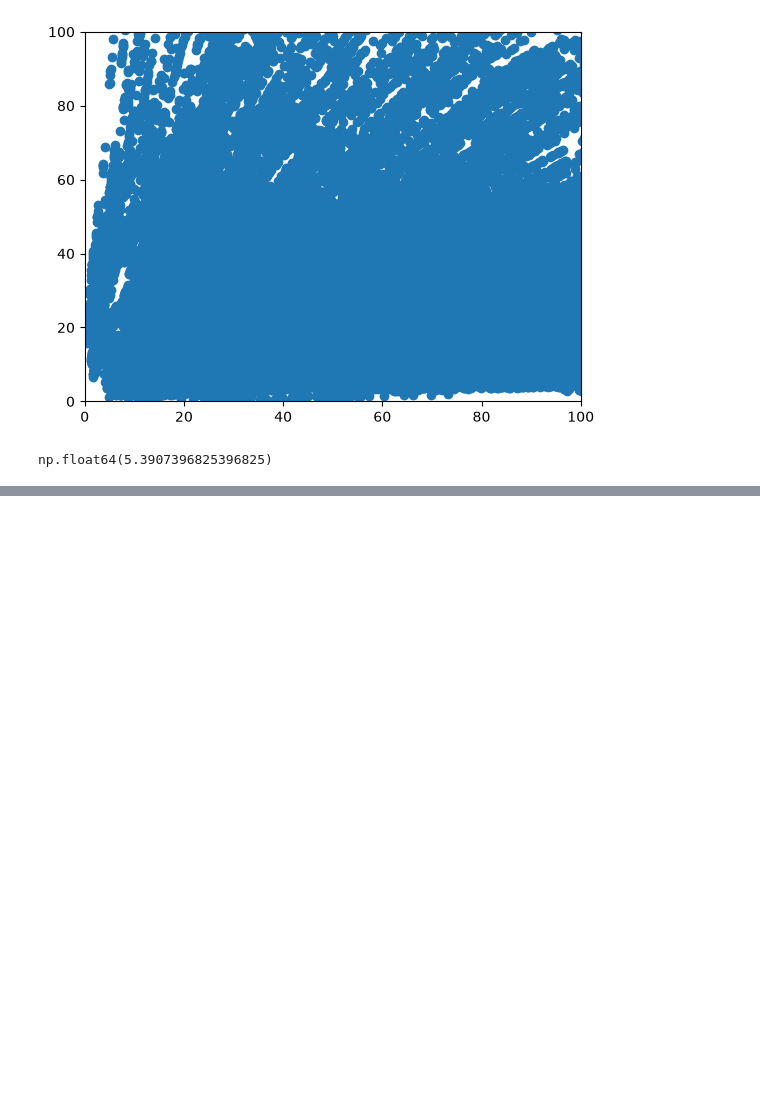
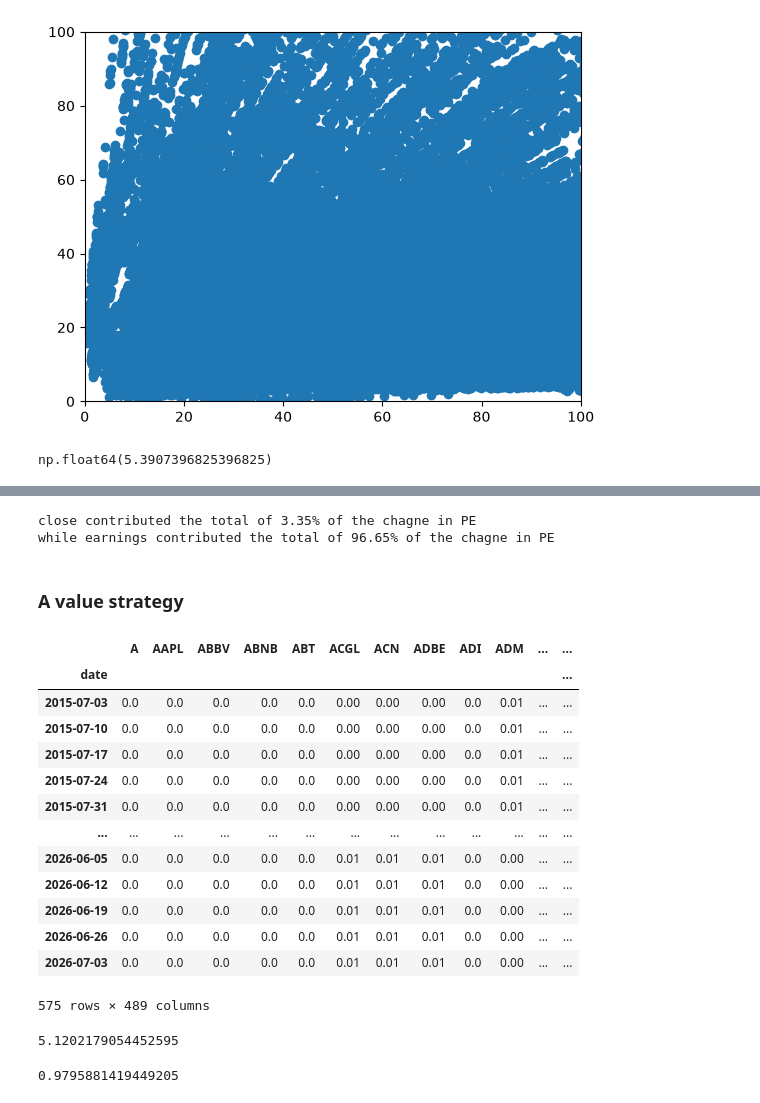
Before and after one commit to starckyang/market-finm-by-mark, a Jupyter notebook: notebooks/equity-and-etfs.ipynb, the cells around one changed output, grey strips where cells are left out. Drawn from its saved outputs; the diff is of its cells as text; code cells hidden in the pictures; blank space fills up the shorter version.

Commit message:
do mich of the value trade work

```diff
--- a/notebooks/equity-and-etfs.ipynb
+++ b/notebooks/equity-and-etfs.ipynb
@@ -2,7 +2,3 @@
 # Equities
 # %% [markdown]
 ## Exercise 1: Calculating Returns
-# %%
-with open("../data/equity_data.xlsx", "r") as f:
-    data = f.readlines()
-data
@@ -454,8 +450,8 @@ px_only.columns = px_only.columns.droplevel(1)
 px_only = px_only.rename_axis(("date")).reset_index()
 px_long = px_only.melt(id_vars="date", var_name="ticker", value_name="price")
 
-# pe_only.columns = pe_only.columns.droplevel(1)
-# pe_only = pe_only.rename_axis("date").reset_index()
+pe_only.columns = pe_only.columns.droplevel(1)
+pe_only = pe_only.rename_axis("date").reset_index()
 
 pe_long = pe_only.melt(id_vars="date", var_name="ticker", value_name="pe")
 pe_px_long = px_long.merge(pe_long, how="left", on=["date", "ticker"])
@@ -477,0 +529,64 @@ np.float64(5.3907396825396825)
+# %%
+log_low_pe.earnings = log_low_pe.earnings.ffill()
+log_low_pe.shifted_earnings = log_low_pe.earnings.shift(120)
+log_low_pe.pe = log_low_pe.close-log_low_pe.earnings
+log_low_pe.shifted_pe = log_low_pe.pe.shift(120)
+
+lowest_point = log_low_pe.loc[idx]
+
+close_contri = (lowest_point.close-lowest_point.shifted_close).values[0]
+earnings_contri = (lowest_point.earnings-lowest_point.shifted_earnings).values[0]
+print(f"close contributed the total of {close_contri/(close_contri-earnings_contri)*100:.2f}% of the chagne in PE")
+print(f"while earnings contributed the total of {-earnings_contri/(close_contri-earnings_contri)*100:.2f}% of the chagne in PE")
+# %% [output]
+close contributed the total of 3.35% of the chagne in PE
+while earnings contributed the total of 96.65% of the chagne in PE
+# %% [markdown]
+### A value strategy
+# %%
+# pe_only = pe_only.set_index("date", drop=True)
+pe_rank = pe_only.rank(axis=1,pct=True)
+weight = (pe_rank<0.2).astype(float)*0.01
+weight
+# %% [output]
+|  | A | AAPL | ABBV | ABNB | ABT | ACGL | ACN | ADBE | ADI | ADM | ... | ... |
+| date |  |  |  |  |  |  |  |  |  |  |  | ... |
+| 2015-07-03 | 0.0 | 0.0 | 0.0 | 0.0 | 0.0 | 0.00 | 0.00 | 0.00 | 0.0 | 0.01 | ... | ... |
+| 2015-07-10 | 0.0 | 0.0 | 0.0 | 0.0 | 0.0 | 0.00 | 0.00 | 0.00 | 0.0 | 0.01 | ... | ... |
+| 2015-07-17 | 0.0 | 0.0 | 0.0 | 0.0 | 0.0 | 0.00 | 0.00 | 0.00 | 0.0 | 0.01 | ... | ... |
+| 2015-07-24 | 0.0 | 0.0 | 0.0 | 0.0 | 0.0 | 0.00 | 0.00 | 0.00 | 0.0 | 0.01 | ... | ... |
+| 2015-07-31 | 0.0 | 0.0 | 0.0 | 0.0 | 0.0 | 0.00 | 0.00 | 0.00 | 0.0 | 0.01 | ... | ... |
+| ... | ... | ... | ... | ... | ... | ... | ... | ... | ... | ... | ... | ... |
+| 2026-06-05 | 0.0 | 0.0 | 0.0 | 0.0 | 0.0 | 0.01 | 0.01 | 0.01 | 0.0 | 0.00 | ... | ... |
+| 2026-06-12 | 0.0 | 0.0 | 0.0 | 0.0 | 0.0 | 0.01 | 0.01 | 0.01 | 0.0 | 0.00 | ... | ... |
+| 2026-06-19 | 0.0 | 0.0 | 0.0 | 0.0 | 0.0 | 0.01 | 0.01 | 0.01 | 0.0 | 0.00 | ... | ... |
+| 2026-06-26 | 0.0 | 0.0 | 0.0 | 0.0 | 0.0 | 0.01 | 0.01 | 0.01 | 0.0 | 0.00 | ... | ... |
+| 2026-07-03 | 0.0 | 0.0 | 0.0 | 0.0 | 0.0 | 0.01 | 0.01 | 0.01 | 0.0 | 0.00 | ... | ... |
+575 rows × 489 columns
+# %%
+# now we have weights for the selected stocks, just time them with the return
+# px_only = px_only.set_index("date", drop=True)
+ret = px_only.pct_change()
+shifted_ret = ret.shift(-1)
+
+# now calculate the return for each holding
+long_realiezd_return = shifted_ret*weight
+long_total_return = long_realiezd_return.sum(axis=1)
+long_final = (long_total_return+1).cumprod().iloc[-1]
+# print(f"the total return over the span of {px_only.shape[0]} weeks from {str(px_only.index.values[0]).split("T")[0]} to {str(px_only.index.values[-1]).split("T")[0]} is {long_total_return*100:.2f}%")
+# %% [output]
+5.1202179054452595
+# %%
+# what about a long-short strategy
+
+long = (pe_rank<0.2).astype(float)*0.01
+short = (pe_rank>0.8).astype(float)*(-0.01)
+long_short = long+short
+
+ls_realized_return = long_short*shifted_ret
+ls_total_return = ls_realized_return.sum(axis=1)
+ls_final=(ls_total_return+1).cumprod().iloc[-1]
+ls_final
+# print(f"the total return over the span of {px_only.shape[0]} weeks from {str(px_only.index.values[0]).split("T")[0]} to {str(px_only.index.values[-1]).split("T")[0]} is {ls_total_return*100:.2f}%")
+# %% [output]
+0.9795881419449205
```
Also changed, not shown: parts of 26 cells of this notebook.
